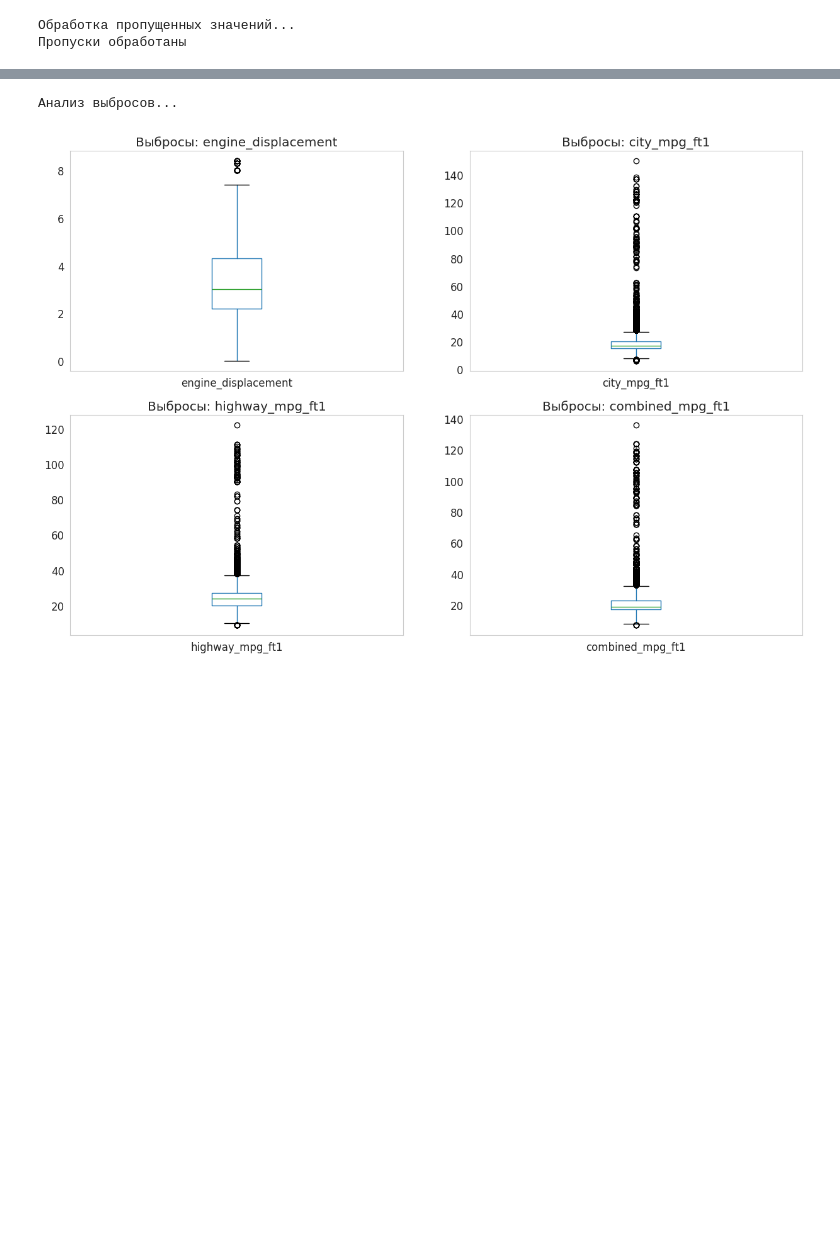
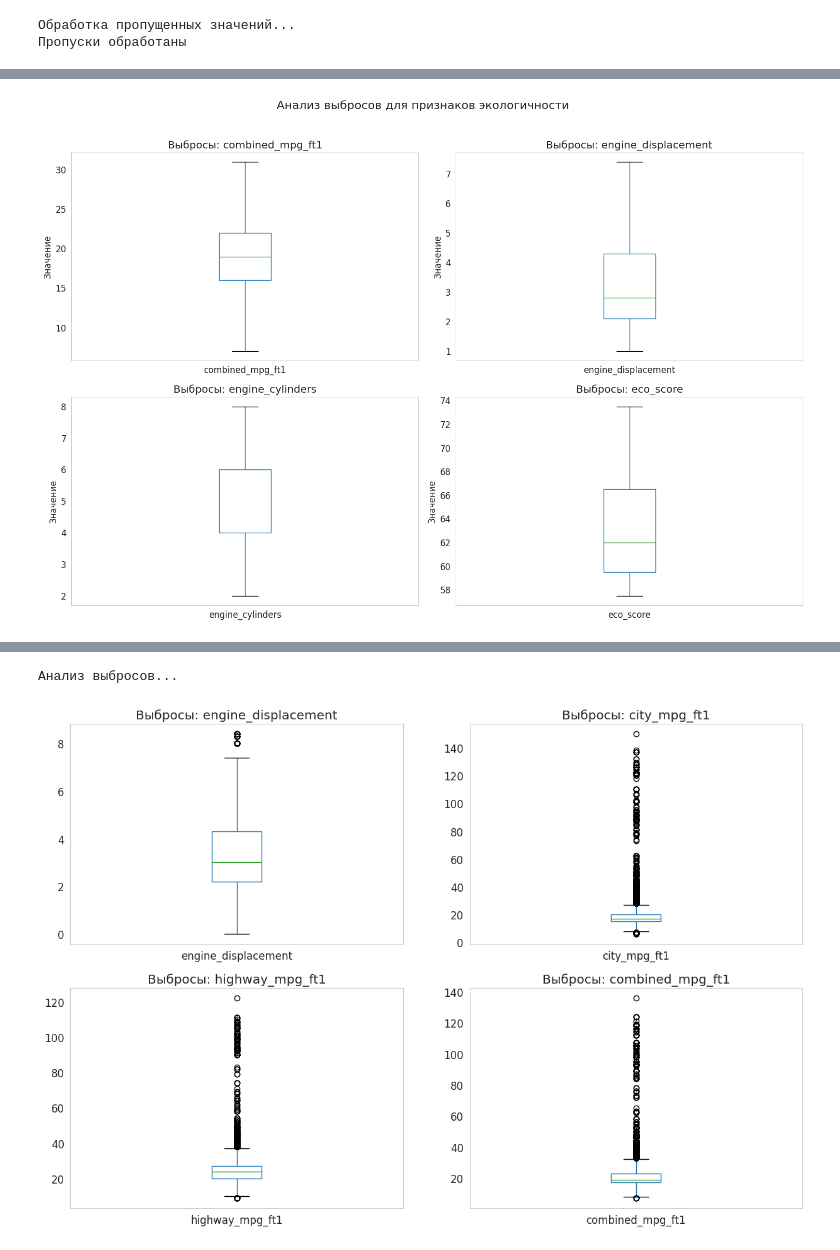
Before and after one commit to Retmixer/FuelDataSet, a Jupyter notebook: FuelDataSet.ipynb, the cells around one changed output, grey strips where cells are left out. Drawn from its saved outputs; the diff is of its cells as text; code cells hidden in the pictures; blank space fills up the shorter version.

```diff
--- a/FuelDataSet.ipynb
+++ b/FuelDataSet.ipynb
@@ -232,3 +232,23 @@ print(f"Корреляция с combined_mpg_ft1: {df_clean['eco_score'].corr(df
+# %%
+# Создаем список признаков для анализа
+eco_features = ['combined_mpg_ft1', 'engine_displacement', 'engine_cylinders', 'eco_score']
+
+# Создаем сетку графиков
+fig, axes = plt.subplots(2, 2, figsize=(15, 10))
+axes = axes.ravel()
+
+# Строим boxplot для каждого признака
+for idx, col in enumerate(eco_features):
+    df_clean.boxplot(column=col, ax=axes[idx], grid=False, showfliers=False)
+    axes[idx].set_title(f'Выбросы: {col}')
+    axes[idx].set_ylabel('Значение')
+
+# Добавляем общий заголовок
+plt.suptitle('Анализ выбросов для признаков экологичности', fontsize=16, y=1.02)
+plt.tight_layout()
+plt.show()
+# %% [output]
+[figure, added]
 # %%
 #  АНАЛИЗ РАСПРЕДЕЛЕНИЙ
 print("\nАнализ распределений...")
```
Also changed, not shown: parts of 4 cells of this notebook.
